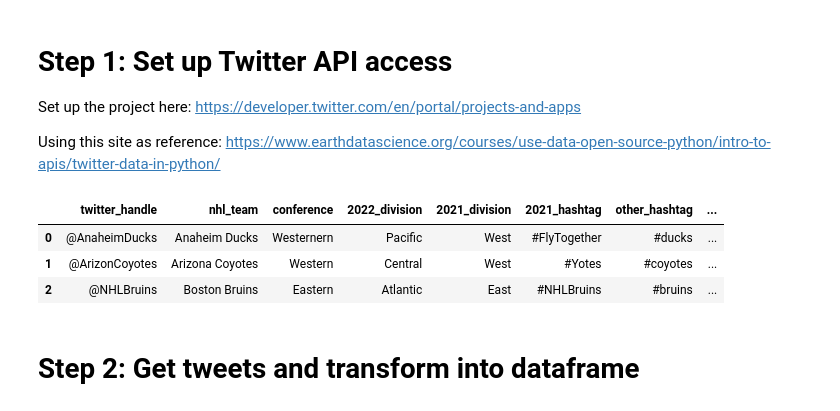
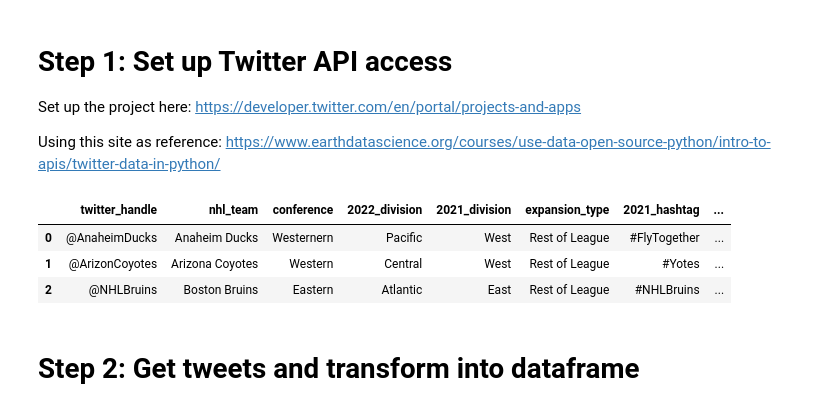
Before and after one commit to dmf95/nhl-expansion-twitter-app, a Jupyter notebook: assets/test.ipynb, the cells around one changed output. Saved outputs shown, nothing was run; the diff lists cells and outputs as text; code cells hidden in the pictures.

```diff
--- a/assets/test.ipynb
+++ b/assets/test.ipynb
@@ -240,18 +240,17 @@ def classify_nhl_team(df):
 # %%
 #Read in teams & accounts CSVs
 teams = pd.read_csv('nhl_app_teams.csv')
 accounts = pd.read_csv('nhl_app_accounts.csv')
 
 # if team is kraken, then kraken else rest of league
-teams['expansion_type'] = np.where(teams.nhl_team.str.contains("Kraken"), "Kraken", "Rest of League")
-
+#teams['expansion_type'] = np.where(teams.nhl_team.str.contains("Kraken"), "Kraken", "Rest of League")
 
 teams.head(3)
 # %% [output]
-|  | twitter_handle | nhl_team | conference | 2022_division | 2021_division | 2021_hashtag | other_hashtag | ... |
-| 0 | @AnaheimDucks | Anaheim Ducks | Westernern | Pacific | West | #FlyTogether | #ducks | ... |
-| 1 | @ArizonCoyotes | Arizona Coyotes | Western | Central | West | #Yotes | #coyotes | ... |
-| 2 | @NHLBruins | Boston Bruins | Eastern | Atlantic | East | #NHLBruins | #bruins | ... |
+|  | twitter_handle | nhl_team | conference | 2022_division | 2021_division | expansion_type | 2021_hashtag | ... |
+| 0 | @AnaheimDucks | Anaheim Ducks | Westernern | Pacific | West | Rest of League | #FlyTogether | ... |
+| 1 | @ArizonCoyotes | Arizona Coyotes | Western | Central | West | Rest of League | #Yotes | ... |
+| 2 | @NHLBruins | Boston Bruins | Eastern | Atlantic | East | Rest of League | #NHLBruins | ... |
 # %% [markdown]
 # Step 2: Get tweets and transform into dataframe
 # %%
```
Also changed, not shown: parts of 3 cells of this notebook, 2 other files.
